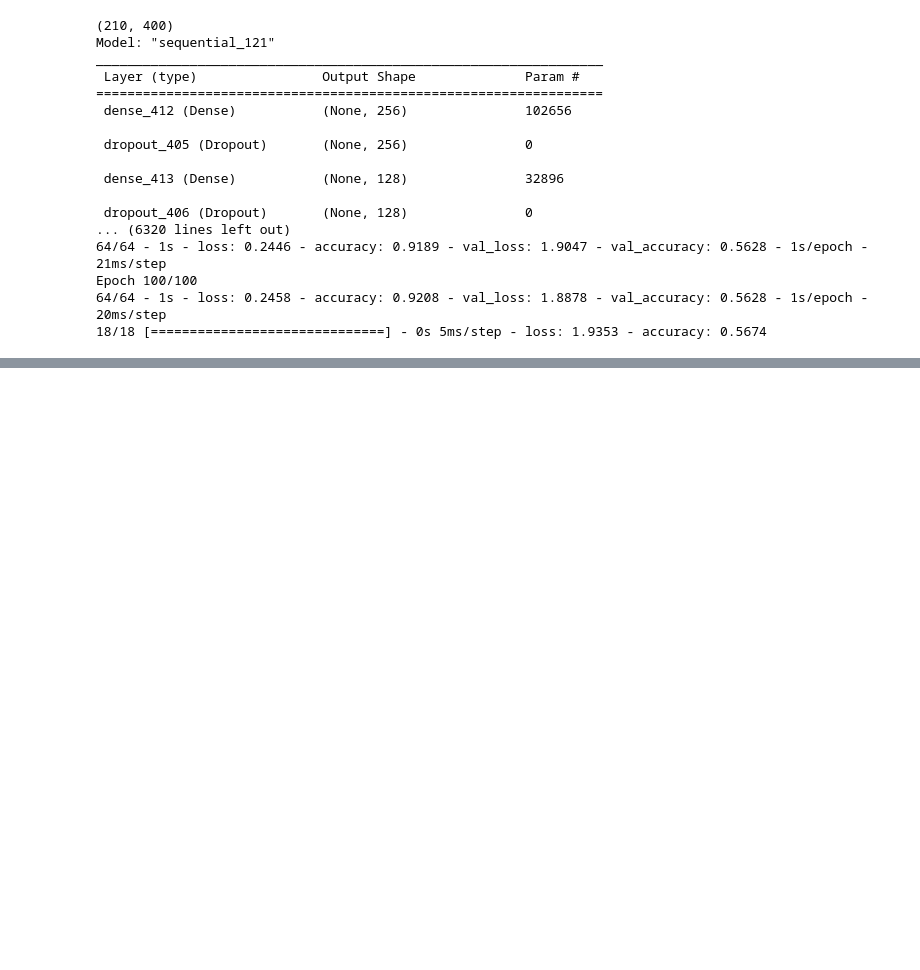
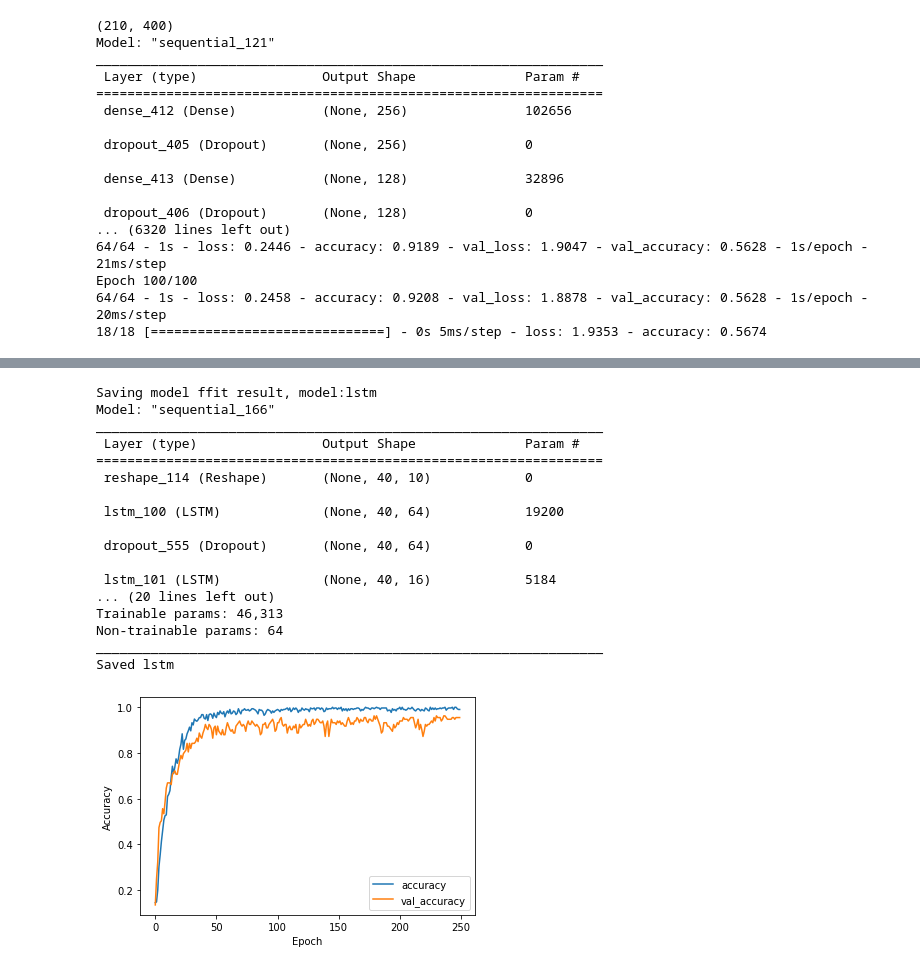
Before and after one commit to vasilevIT/emg-interface, a Jupyter notebook: rnn_emg_example.ipynb, the cells around one changed output, grey strips where cells are left out. Saved outputs shown, nothing was run; the diff lists cells and outputs as text; code cells hidden in the pictures; blank space fills up the shorter version.

Commit message:
Промежуточный результат обучение. Сравнение LSTM и Conv1D моделей.

```diff
--- a/rnn_emg_example.ipynb
+++ b/rnn_emg_example.ipynb
@@ -1257,0 +1352,43 @@ plt.show()
+# %%
+from keras.utils import plot_model
+
+
+def save_model_fit_result(model, model_name, history, evaluate_result):
+    print('Saving model ffit result, model:' + model_name)
+    accuracy_percent = str(int(evaluate_result[1] * 100))
+    model_prefix = './files/' + model_name + '_' + accuracy_percent + '_model'
+
+    plot_model(model, to_file=model_prefix + '_summary.png')
+    model.summary()
+    model.save(model_prefix + '.h5')
+    with open(model_prefix +'_summary.txt', 'w') as f:
+        model.summary(print_fn=lambda x: f.write(x + '\n'))
+
+    plt.plot(history.history['accuracy'], label='accuracy')
+    plt.plot(history.history['val_accuracy'], label='val_accuracy')
+    plt.ylabel('Accuracy')
+    plt.xlabel('Epoch')
+    plt.legend()
+    plt.savefig(model_prefix +'_history.png')
+    print('Saved ' + model_name)
+
+save_model_fit_result(model_lstm, 'lstm', history_lstm, evaluate_result_lstm)
+# %% [output]
+Saving model ffit result, model:lstm
+Model: "sequential_166"
+_________________________________________________________________
+ Layer (type)                Output Shape              Param #
+=================================================================
+ reshape_114 (Reshape)       (None, 40, 10)            0
+
+ lstm_100 (LSTM)             (None, 40, 64)            19200
+
+ dropout_555 (Dropout)       (None, 40, 64)            0
+
+ lstm_101 (LSTM)             (None, 40, 16)            5184
+... (20 lines left out)
+Trainable params: 46,313
+Non-trainable params: 64
+_________________________________________________________________
+Saved lstm
+[figure, added]
```
Also changed, not shown: parts of 5 cells of this notebook, 8 other files.
